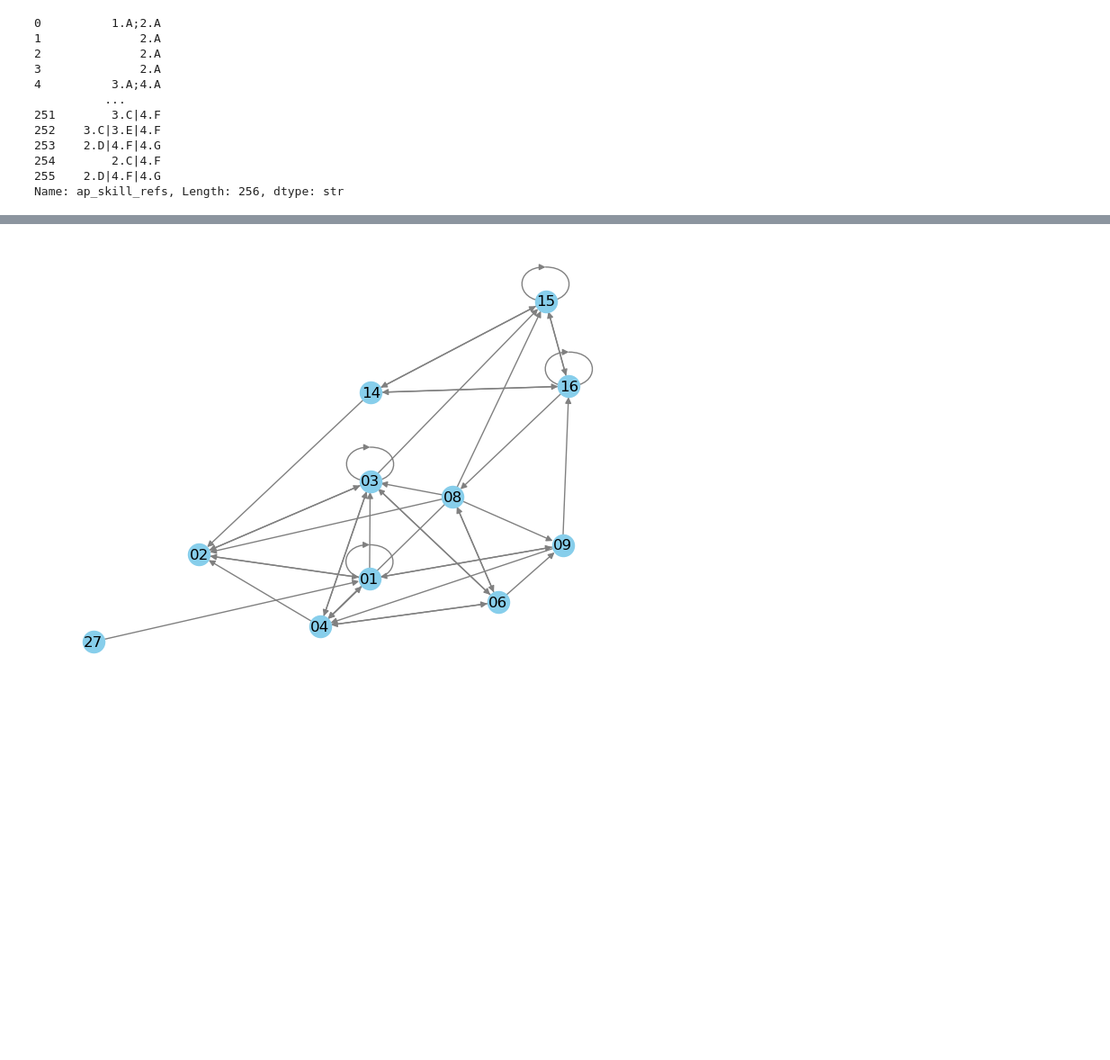
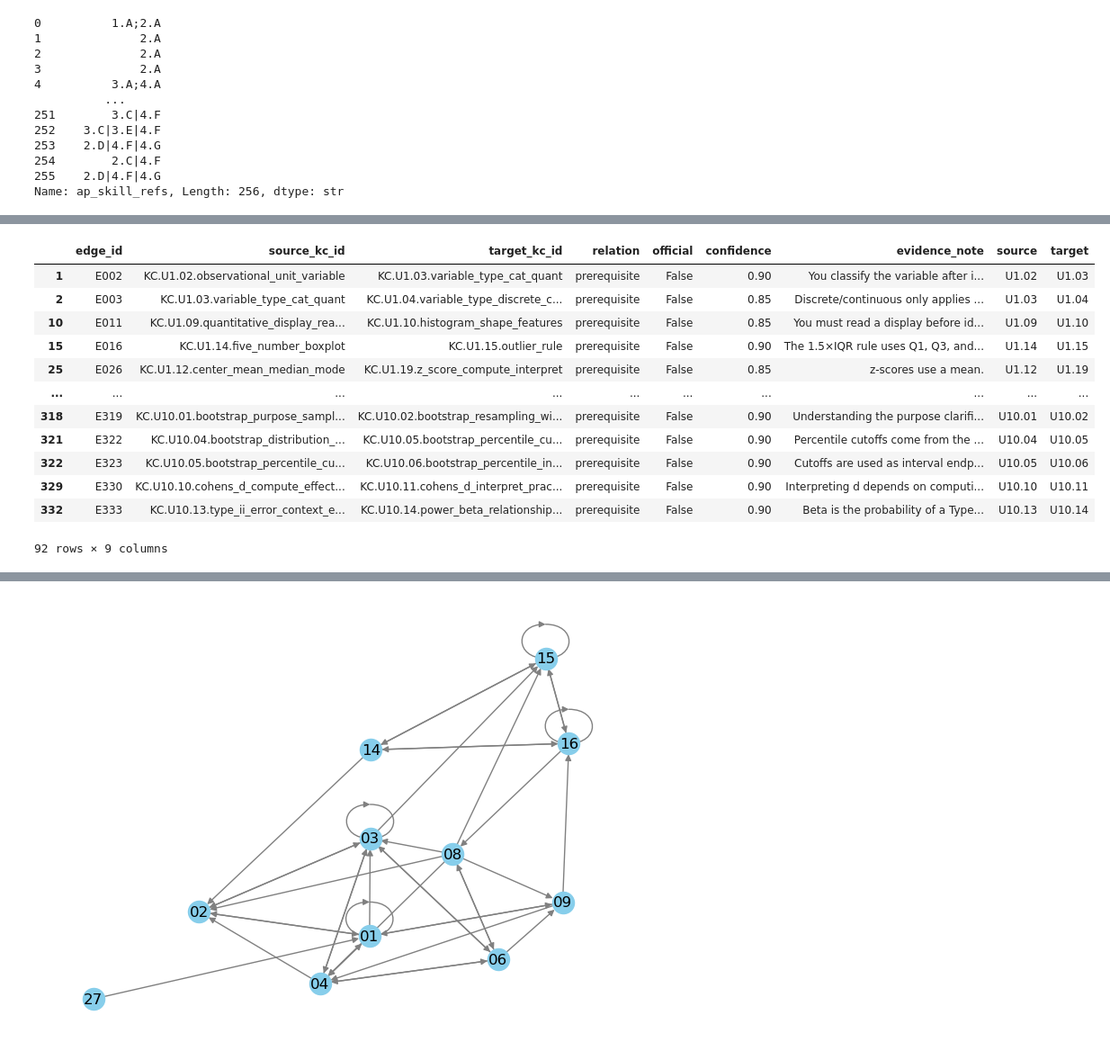
Before and after one commit to mailysg8/ai-student-progress-tracker, a Jupyter notebook: notebooks/initial_eda.ipynb, the cells around one changed output, grey strips where cells are left out. Shown at 90% size. Drawn from its saved outputs; the diff is of its cells as text; code cells hidden in the pictures; blank space fills up the shorter version.

```diff
--- a/notebooks/initial_eda.ipynb
+++ b/notebooks/initial_eda.ipynb
@@ -569,3 +570,19 @@ kc_edges.head()
+# %%
+kc_edges[(kc_edges['relation']=='prerequisite') ]
+# %% [output]
+|  | edge_id | source_kc_id | target_kc_id | relation | official | confidence | evidence_note | source | target |
+| 1 | E002 | KC.U1.02.observational_unit_variable | KC.U1.03.variable_type_cat_quant | prerequisite | False | 0.90 | You classify the variable after i... | U1.02 | U1.03 |
+| 2 | E003 | KC.U1.03.variable_type_cat_quant | KC.U1.04.variable_type_discrete_c... | prerequisite | False | 0.85 | Discrete/continuous only applies ... | U1.03 | U1.04 |
+| 10 | E011 | KC.U1.09.quantitative_display_rea... | KC.U1.10.histogram_shape_features | prerequisite | False | 0.85 | You must read a display before id... | U1.09 | U1.10 |
+| 15 | E016 | KC.U1.14.five_number_boxplot | KC.U1.15.outlier_rule | prerequisite | False | 0.90 | The 1.5×IQR rule uses Q1, Q3, and... | U1.14 | U1.15 |
+| 25 | E026 | KC.U1.12.center_mean_median_mode | KC.U1.19.z_score_compute_interpret | prerequisite | False | 0.85 | z-scores use a mean. | U1.12 | U1.19 |
+| ... | ... | ... | ... | ... | ... | ... | ... | ... | ... |
+| 318 | E319 | KC.U10.01.bootstrap_purpose_sampl... | KC.U10.02.bootstrap_resampling_wi... | prerequisite | False | 0.90 | Understanding the purpose clarifi... | U10.01 | U10.02 |
+| 321 | E322 | KC.U10.04.bootstrap_distribution_... | KC.U10.05.bootstrap_percentile_cu... | prerequisite | False | 0.90 | Percentile cutoffs come from the ... | U10.04 | U10.05 |
+| 322 | E323 | KC.U10.05.bootstrap_percentile_cu... | KC.U10.06.bootstrap_percentile_in... | prerequisite | False | 0.90 | Cutoffs are used as interval endp... | U10.05 | U10.06 |
+| 329 | E330 | KC.U10.10.cohens_d_compute_effect... | KC.U10.11.cohens_d_interpret_prac... | prerequisite | False | 0.90 | Interpreting d depends on computi... | U10.10 | U10.11 |
+| 332 | E333 | KC.U10.13.type_ii_error_context_e... | KC.U10.14.power_beta_relationship... | prerequisite | False | 0.90 | Beta is the probability of a Type... | U10.13 | U10.14 |
+92 rows × 9 columns
 # %%
 edge_list = []
 for index in kc_edges.index:
```
Also changed, not shown: parts of 13 cells of this notebook, 9 other files.
